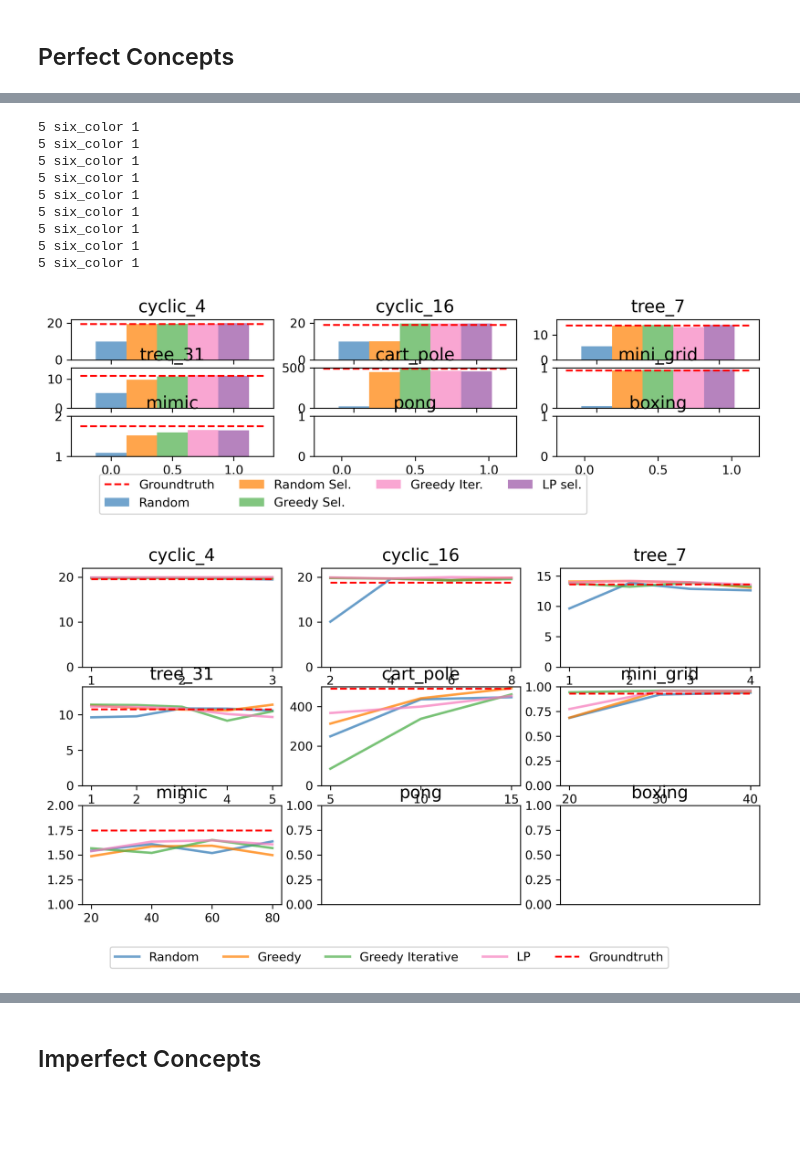
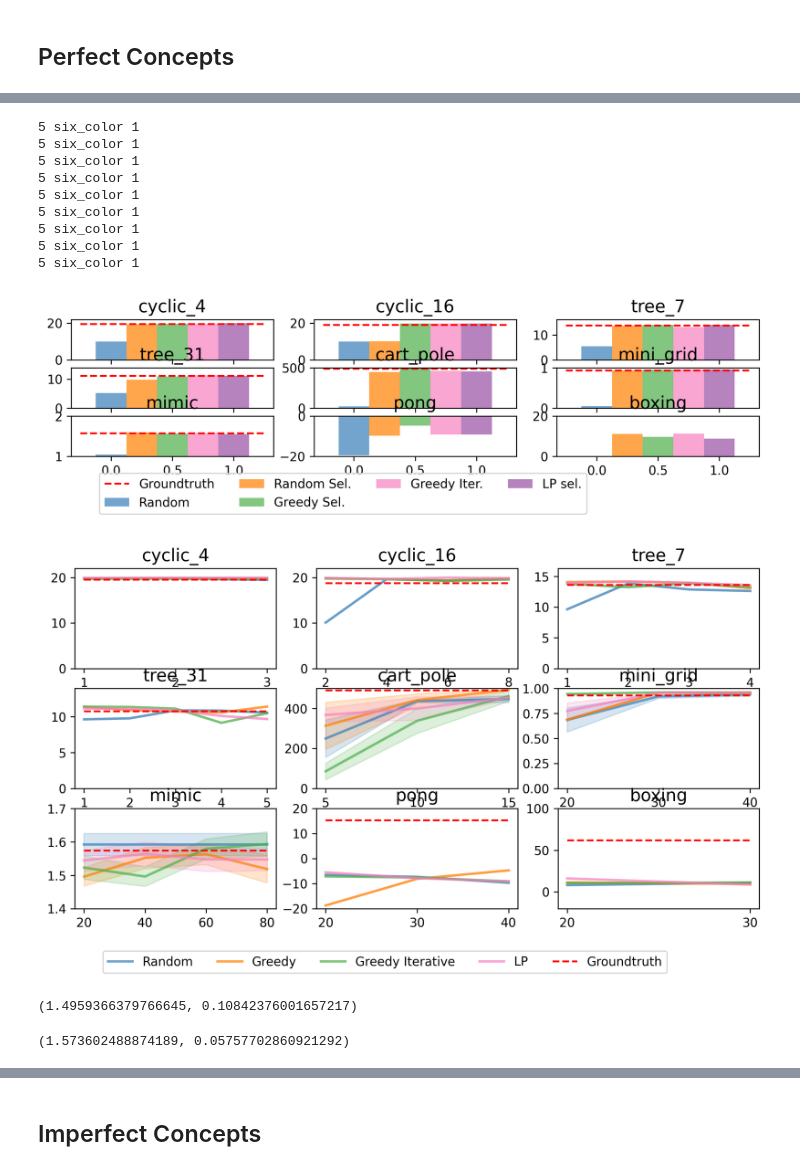
Before and after one commit to naveenr414/concept_decisions, a Jupyter notebook: scripts/notebooks/Plotting.ipynb, the cells around one changed output, grey strips where cells are left out. Cells and saved outputs as stored; diff of their text form; code cells hidden in the pictures; blank space fills up the shorter version.

```diff
--- a/scripts/notebooks/Plotting.ipynb
+++ b/scripts/notebooks/Plotting.ipynb
@@ -50,12 +47,21 @@ for i,n in enumerate(number_concepts):
             res = [0,0,0,0,0]
             all_vals = [res]
         else:
+            print(e,n,len(matching_params))
             all_vals = []
             for m in matching_params:
-                if e in ["cart_pole","mini_grid","mimic"]:
+                if e in ["cart_pole","mini_grid","pong","boxing"] or (e == "mimic" and 'decision_tree' not in m['basic_comparison']):
                     res = [
                         m['basic_comparison']['random']['reward'],
                         m['basic_comparison']['random_selection']['reward'],
+                        m['basic_comparison']['greedy']['reward'],
+                        m['basic_comparison']['multiple']['reward'],
+                        m['basic_comparison']['lp']['reward'],
+                    ]
+                elif e == "mimic" and 'decision_tree' in m['basic_comparison']:
+                    res = [
+                        m['basic_comparison']['random']['reward'],
+                        m['basic_comparison']['decision_tree']['reward'],
                         m['basic_comparison']['greedy']['reward'],
                         m['basic_comparison']['multiple']['reward'],
                         m['basic_comparison']['lp']['reward'],
@@ -74,4 +80,4 @@ for i,n in enumerate(number_concepts):
         greedy_selection[j][i] = [i[2] for i in all_vals]
         greedy_iterative_selection[j][i] = [i[3] for i in all_vals]
         lp_selection[j][i] = [i[4] for i in all_vals]
-        basic_comparison[j][i] = [m['ground_truth']['reward'] for m in matching_params if m['parameters']['seed'] <= 44]
+        basic_comparison[j][i] = [m['ground_truth']['reward'] for m in matching_params]
@@ -96,7 +120,7 @@ sup_y_label = ""
 overall_format = {'figsize':(10,2),
     'style_size': style_size,
     'has_grid': False,
-                  'y_lim': [[[0,22],[0,22],[0,(10*4/7+20*3/7)+2]],[[0,(10*25/31+20*6/31)+2],[0,500],[0,1]],[[1,2],[0,1],[0,1]]],
+                  'y_lim': [[[0,22],[0,22],[0,(10*4/7+20*3/7)+2]],[[0,(10*25/31+20*6/31)+2],[0,500],[0,1]],[[1,2],[-20,0],[0,20]]],
 
 }
 
@@ -114,8 +138,8 @@ num_by_env = {
     "cart_pole": 15,
     "mini_grid": 40,
     "mimic": 60,
-    "pong": 15,
-    "boxing": 15,
+    "pong": 40,
+    "boxing": 30,
 }
 
 for i in range(len(environments)):
@@ -154,7 +178,7 @@ fig.savefig("../../results/figures/basic_comparison_methods.pdf",dpi=300, bbox_i
 5 six_color 1
 5 six_color 1
 5 six_color 1
-[figure, old version]
+[figure, new version]
 # %%
 # Plot #concpet perf.
 # Plot Comparison for each env
@@ -179,8 +203,8 @@ num_by_env = {
     "cart_pole": [5,10,15],
     "mini_grid": [20,30,40],
     "mimic": [20,40,60,80],
-    "pong": [],
-    "boxing": [],
+    "pong": [20,30,40],
+    "boxing": [20,30],
 }
 
 titles = flatten_to_square(environments)
@@ -189,36 +213,45 @@ sup_y_label = ""
 overall_format = {'figsize':(10,5),
     'style_size': style_size,
     'has_grid': False,
-    'y_lim': [[[0,22],[0,22],[0,(10*4/7+20*3/7)+2]],[[0,(10*25/31+20*6/31)+2],[0,500],[0,1]],[[1,2],[0,1],[0,1]]],
+    'y_lim': [[[0,22],[0,22],[0,(10*4/7+20*3/7)+2]],[[0,(10*25/31+20*6/31)+2],[0,500],[0,1]],[[1.4,1.7],[-20,20],[-20,100]]],
     'x_ticks': [[[num_by_env[environments[3*i+j]],num_by_env[environments[3*i+j]]] for j in range(3)] for i in range(3)]
 }
 
 fig,ax = create_axes(plot_dimensions,overall_format,titles=titles)
 
 line_format = {'color_palette': 'six_color', 'linewidth': 2}
 
 all_labels = ["Random","Greedy","Greedy Iterative","LP"]
 
 for i in range(len(environments)):
     x_groups = [num_by_env[environments[i]] for arr in [random_selection,greedy_selection,greedy_iterative_selection,lp_selection]]
     x_vals = num_by_env[environments[i]]
     x_indices = [number_concepts.index(i) for i in x_vals]
     y_vals = [[np.mean(arr[i][j]) for j in range(len(arr[i]))] for arr in [random_selection,greedy_selection,greedy_iterative_selection,lp_selection]]
     y_std = [[np.std(arr[i][j])/len(arr[i][j])**.5 for j in range(len(arr[i]))] for arr in [random_selection,greedy_selection,greedy_iterative_selection,lp_selection]]
     y_vals = np.array(y_vals)[:,x_indices]
-    y_std = np.array(y_std)[:,x_indices]*0
+    y_std = np.array(y_std)[:,x_indices]
+
     x,y = index_to_tuple(i)
 
 
     plot_line(ax[x][y],x_groups,y_vals,y_std,all_labels,line_format)
     if len(x_indices) > 0:
         if environments[i] == "cart_pole":
             ax[x][y].hlines(490,np.min(x_groups),np.max(x_groups),label="Groundtruth",color="red",linestyle="--")
         else:
             ax[x][y].hlines(np.mean([np.mean(basic_comparison[i][j]) for j in x_indices]),np.min(x_groups),np.max(x_groups),label="Groundtruth",color="red",linestyle="--")
 
 legend_format = {'style_size': style_size,'type': 'is_global', 'loc': 'lower left', 'ncol': 5, 'bbox_to_anchor': (0.15,-0.05),'fontsize': 14}
 create_legend(fig,ax,plot_dimensions,legend_format)
 fig.savefig("../../results/figures/number_of_concepts_basic.pdf",dpi=300, bbox_inches='tight')
 # %% [output]
-[figure, old version]
+[figure, new version]
+# %%
+greedy_selection
+# %% [output]
+(1.4959366379766645, 0.10842376001657217)
+# %%
+np.mean(basic_comparison[6][13]),np.std(basic_comparison[6][13])/15**.5
+# %% [output]
+(1.573602488874189, 0.05757702860921292)
```
Also changed, not shown: parts of 6 cells of this notebook, 27 other files.
